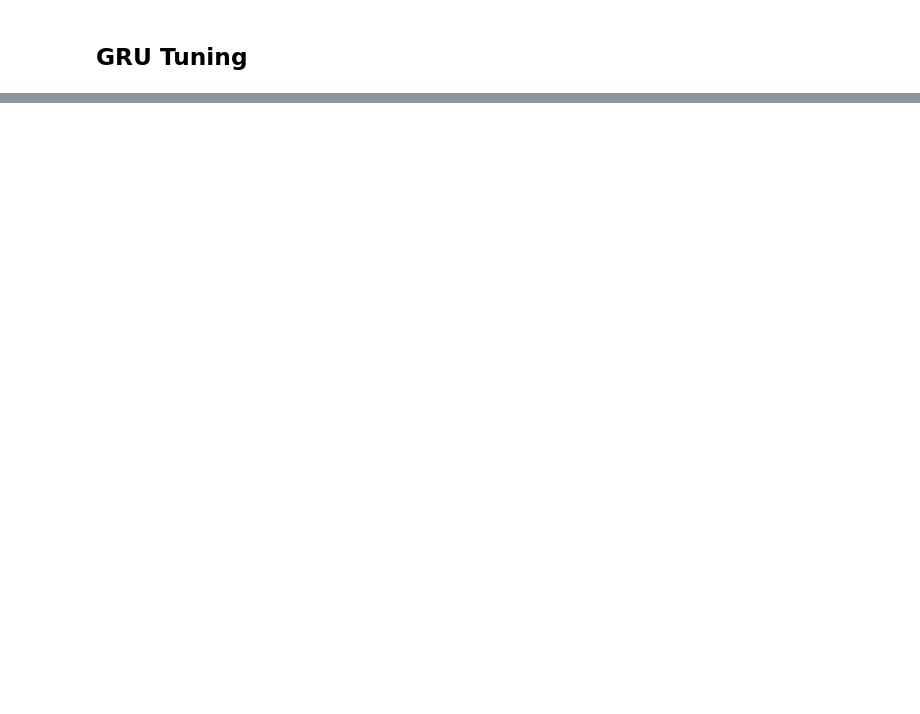
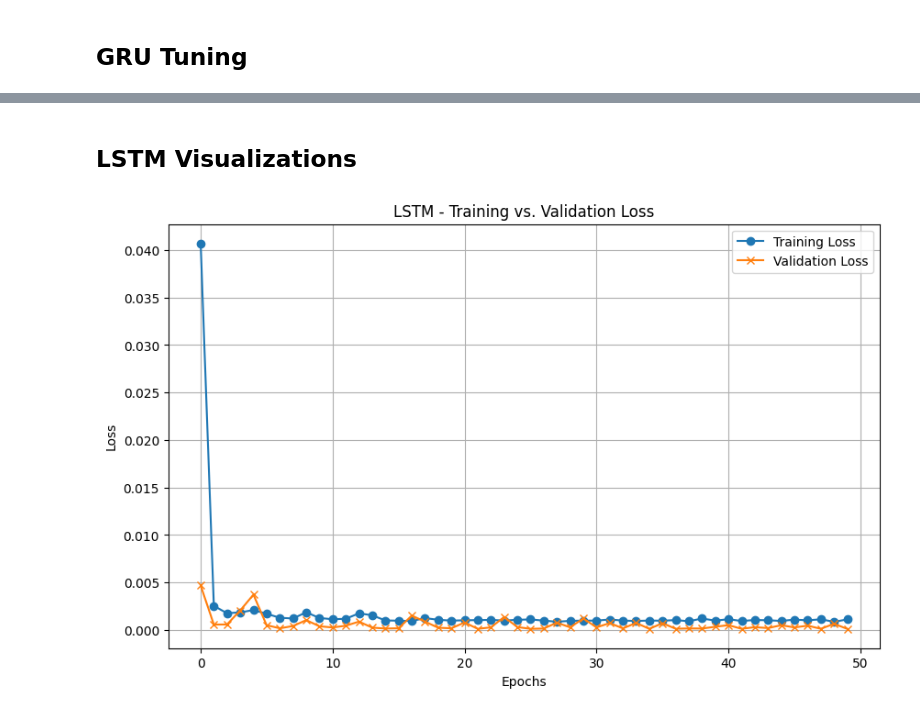
Before and after one commit to BrownAssassin/DLF---A3---RNN-Comparative-Analysis, a Jupyter notebook: RNN_Comparative_Analysis.ipynb, the cells around one changed output, grey strips where cells are left out. Saved outputs shown, nothing was run; the diff lists cells and outputs as text; code cells hidden in the pictures; blank space fills up the shorter version.

```diff
--- a/RNN_Comparative_Analysis.ipynb
+++ b/RNN_Comparative_Analysis.ipynb
@@ -137,0 +540,12 @@ Testing set: X_test shape: torch.Size([10, 10, 5]), y_test shape: torch.Size([10
+# %%
+# Validation with the best model
+best_vanilla_model.eval()
+with torch.no_grad():
+    val_outputs = best_vanilla_model(X_val).squeeze()   # Remove extra dimension to match target shape
+    val_loss = criterion(val_outputs, y_val)
+    val_mda = mean_directional_accuracy(val_outputs, y_val)
+    r2_score = r_squared(val_outputs, y_val)
+
+    print(f"Vanilla RNN Validation Loss (Mean Square Error): {Colours.RED}{val_loss.item()}{Colours.ENDC}")
+    print(f"Vanilla RNN Validation Accuracy (Mean Directional Accuracy): {Colours.GREEN}{val_mda * 100:.2f}%{Colours.ENDC}")
+    print(f"Vanilla RNN Validation R² Score: {Colours.GREEN}{r2_score:.4f}{Colours.ENDC}")
@@ -137,0 +794,15 @@ Testing set: X_test shape: torch.Size([10, 10, 5]), y_test shape: torch.Size([10
+# %% [markdown]
+## LSTM Visualizations
+# %%
+# Plot Training vs. Validation Loss
+plt.figure(figsize=(10, 6))
+plt.plot(lstm_training_loss, label='Training Loss', linestyle='-', marker='o')
+plt.plot(lstm_validation_loss, label='Validation Loss', linestyle='-', marker='x')
+plt.xlabel('Epochs')
+plt.ylabel('Loss')
+plt.title('LSTM - Training vs. Validation Loss')
+plt.legend()
+plt.grid()
+plt.show()
+# %% [output]
+[figure, added]
```
Also changed, not shown: parts of 41 cells of this notebook, 14 other files.
